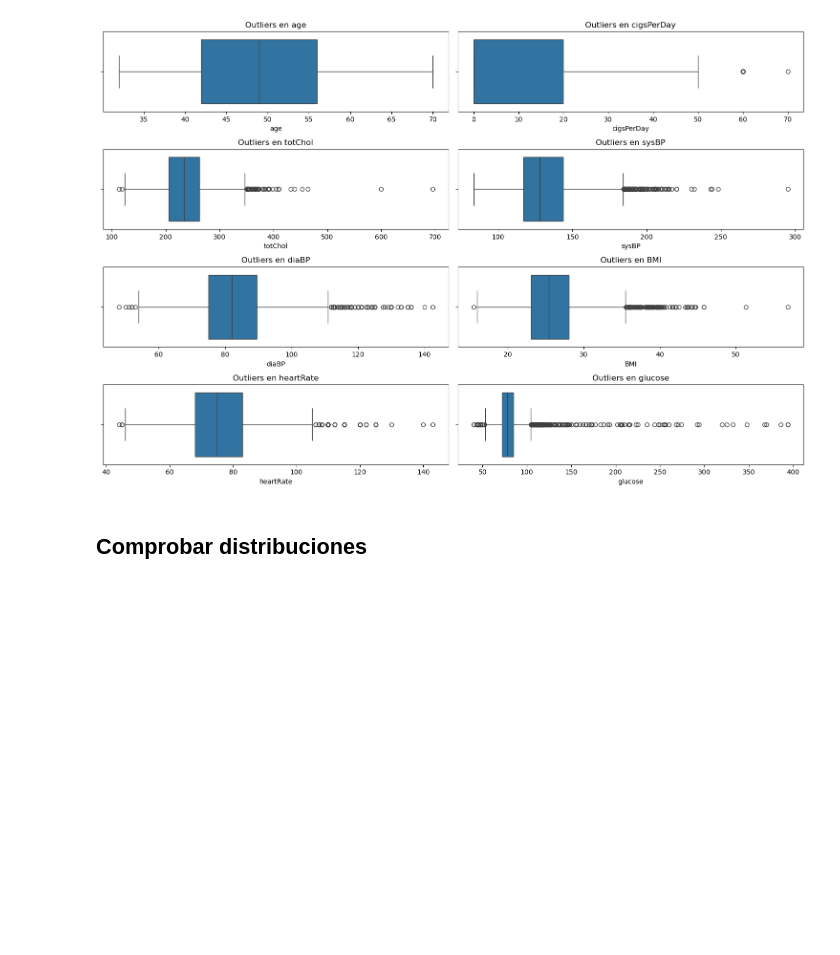
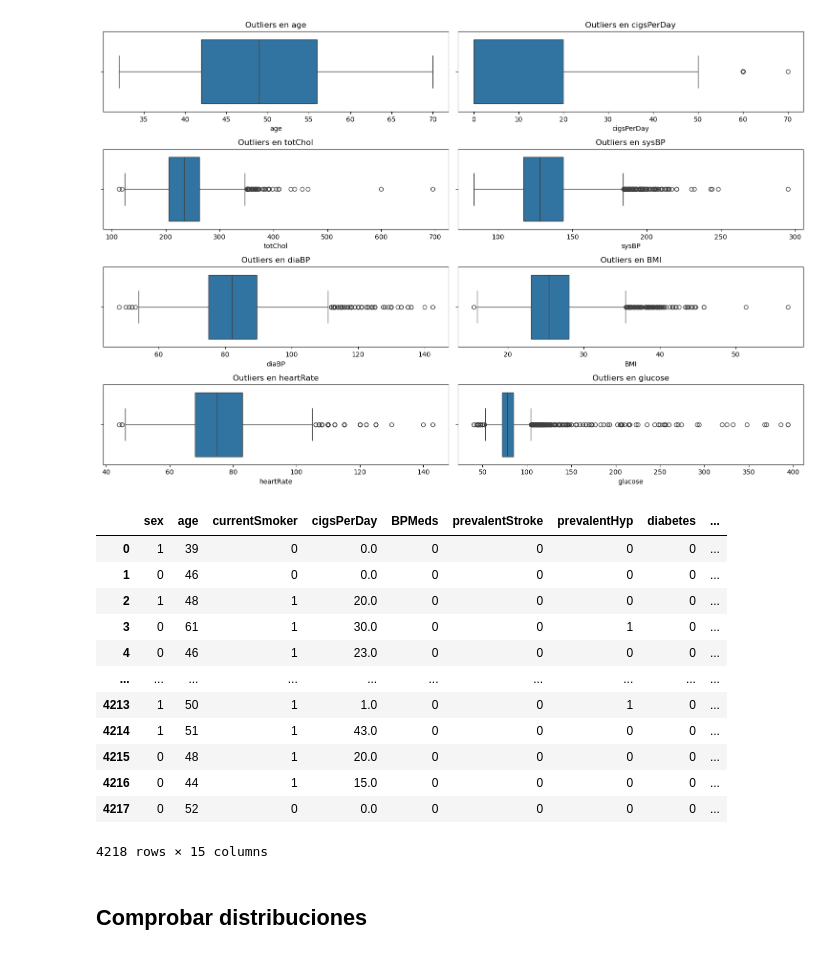
Before and after one commit to koershuis/SP_Final_Project_E, a Jupyter notebook: notebooks/1_data_summary.ipynb, the cells around one changed output. Cells and saved outputs as stored; diff of their text form; code cells hidden in the pictures; blank space fills up the shorter version.

```diff
--- a/notebooks/1_data_summary.ipynb
+++ b/notebooks/1_data_summary.ipynb
@@ -148,2 +153,35 @@ df_clean.to_csv(output_path, index=False)
+# %%
+import sys
+import pandas as pd
+import numpy as np
+import os
+import seaborn as sns
+import matplotlib.pyplot as plt
+from src.visualization import *
+
+# Go up one level to the project root
+sys.path.append(os.path.abspath(os.path.join('..')))
+
+# Now you can import your function
+from src.cleanning import load_data
+
+# Use it (relative to the project root)
+df_clean = load_data("../data/02_cleaned/coronary_disease_clean.csv")
+# %%
+df_clean
+# %% [output]
+|  | sex | age | currentSmoker | cigsPerDay | BPMeds | prevalentStroke | prevalentHyp | diabetes | ... |
+| 0 | 1 | 39 | 0 | 0.0 | 0 | 0 | 0 | 0 | ... |
+| 1 | 0 | 46 | 0 | 0.0 | 0 | 0 | 0 | 0 | ... |
+| 2 | 1 | 48 | 1 | 20.0 | 0 | 0 | 0 | 0 | ... |
+| 3 | 0 | 61 | 1 | 30.0 | 0 | 0 | 1 | 0 | ... |
+| 4 | 0 | 46 | 1 | 23.0 | 0 | 0 | 0 | 0 | ... |
+| ... | ... | ... | ... | ... | ... | ... | ... | ... | ... |
+| 4213 | 1 | 50 | 1 | 1.0 | 0 | 0 | 1 | 0 | ... |
+| 4214 | 1 | 51 | 1 | 43.0 | 0 | 0 | 0 | 0 | ... |
+| 4215 | 0 | 48 | 1 | 20.0 | 0 | 0 | 0 | 0 | ... |
+| 4216 | 0 | 44 | 1 | 15.0 | 0 | 0 | 0 | 0 | ... |
+| 4217 | 0 | 52 | 0 | 0.0 | 0 | 0 | 0 | 0 | ... |
+4218 rows × 15 columns
 # %% [markdown]
 ## Comprobar distribuciones
```
Also changed, not shown: parts of 9 cells of this notebook, 1 other file.
